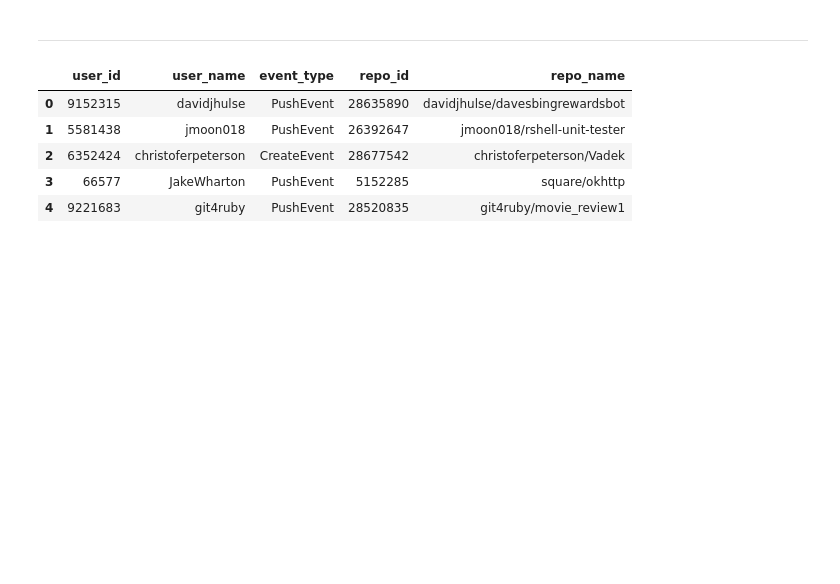
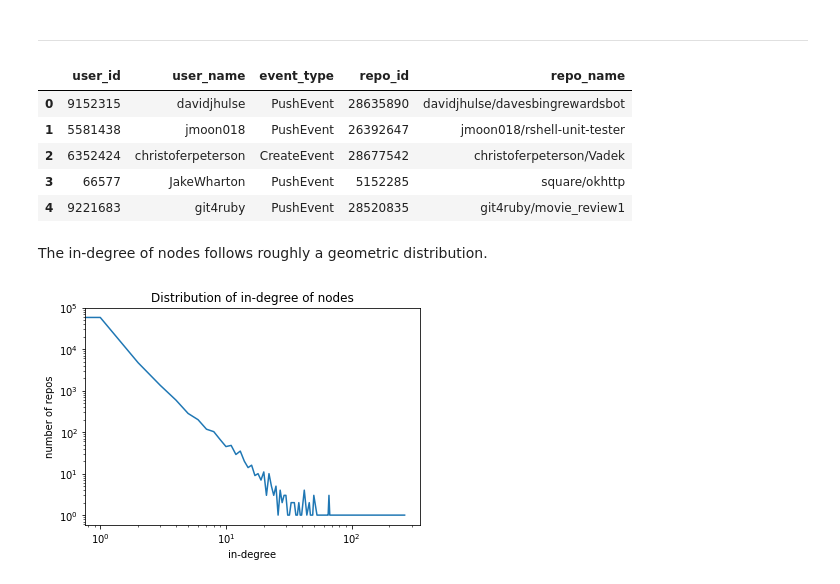
Before and after one commit to mzhangyb/Github-Network-Prediction, a Jupyter notebook: notebooks/EDA.ipynb, the cells around one changed output. Cells and saved outputs as stored; diff of their text form; code cells hidden in the pictures; blank space fills up the shorter version.

```diff
--- a/notebooks/EDA.ipynb
+++ b/notebooks/EDA.ipynb
@@ -129,9 +128,8 @@ triplets.head()
 G = nx.from_pandas_edgelist(
     triplets,
     source='user_id',
-
     target='repo_id',
-    create_using=nx.Graph()
+    create_using=nx.DiGraph()
 )
 
 repo_ids = set( triplets['repo_id'].unique() )
@@ -142,3 +140,17 @@ for _, row in repos_view.iterrows():
         node_type='repository',
         name=row['repo_name']
     )
+# %% [markdown]
+The in-degree of nodes follows roughly a geometric distribution.
+# %%
+in_degrees = [cnt for _, cnt in G.in_degree()]
+deg2cnt = Counter(in_degrees)
+in_deg = sorted(set(in_degrees))
+in_cnt = [deg2cnt[deg] for deg in in_deg]
+
+plt.loglog(in_deg, in_cnt)
+plt.xlabel('in-degree')
+plt.ylabel('number of repos')
+plt.title('Distribution of in-degree of nodes');
+# %% [output]
+[figure, added]
```
Also changed, not shown: parts of 8 cells of this notebook.
